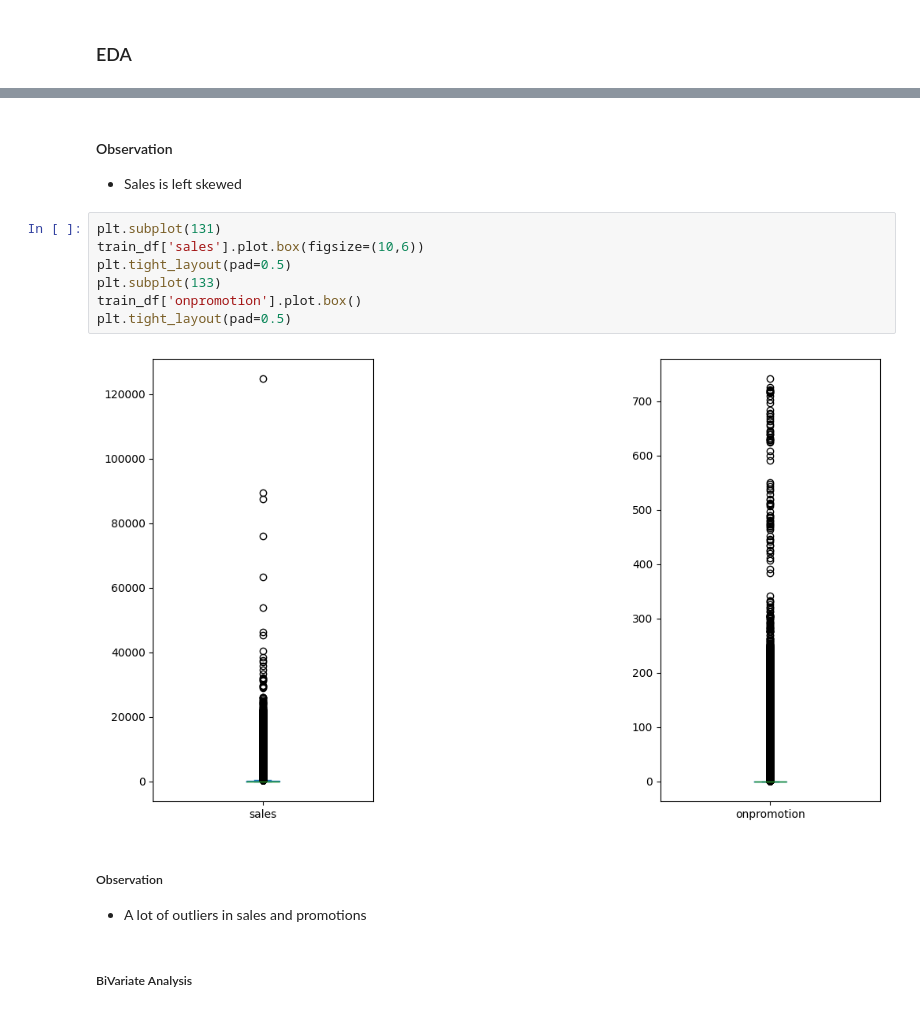
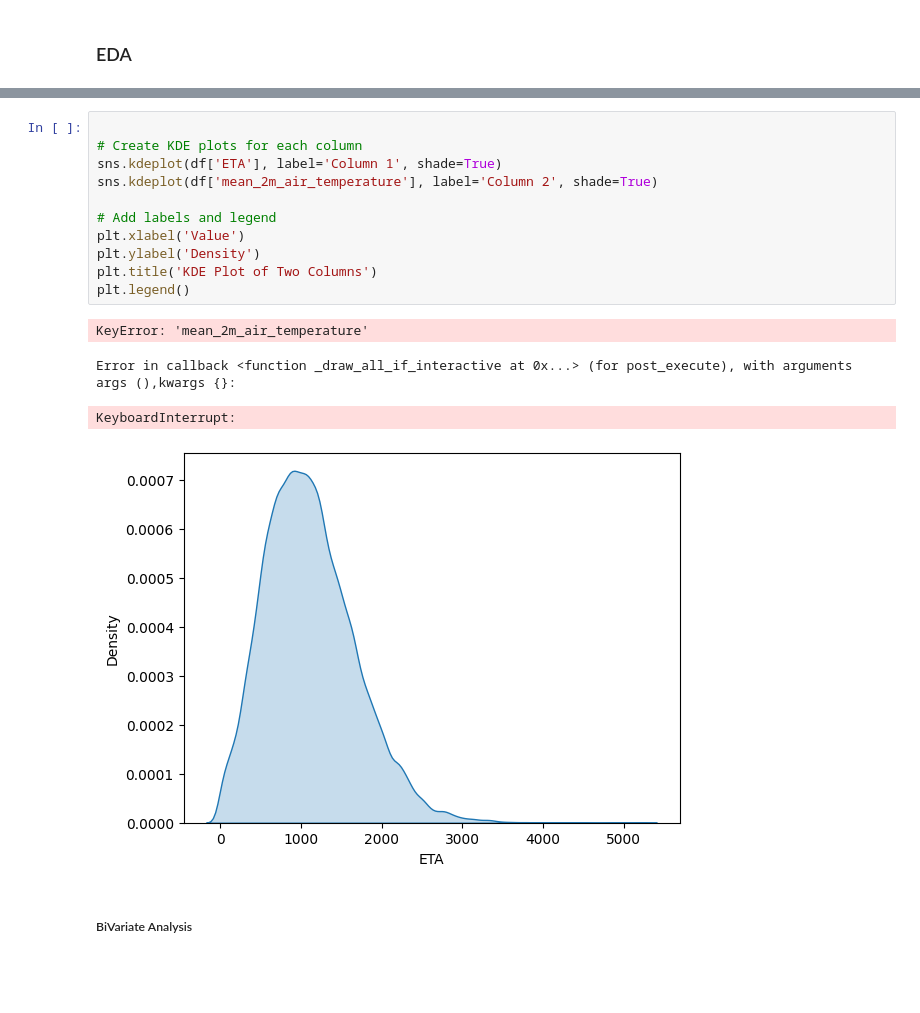
Before and after one commit to kwasichrappah/yassir_eta_prediction, a Jupyter notebook: sales_forecast_copy.ipynb, the cells around one changed output, grey strips where cells are left out. Cells and saved outputs as stored; diff of their text form; blank space fills up the shorter version.

```diff
--- a/sales_forecast_copy.ipynb
+++ b/sales_forecast_copy.ipynb
@@ -324,19 +190,19 @@ sns.kdeplot(train_df['sales'])
-# %% [markdown]
-#### Observation
-- Sales is left skewed
-# %%
-plt.subplot(131)
-train_df['sales'].plot.box(figsize=(10,6))
-plt.tight_layout(pad=0.5)
-plt.subplot(133)
-train_df['onpromotion'].plot.box()
-plt.tight_layout(pad=0.5)
-# %% [output]
-[figure, removed]
-# %% [markdown]
-##### Observation
-
-- A lot of outliers in sales and promotions
+# %%
+
+# Create KDE plots for each column
+sns.kdeplot(df['ETA'], label='Column 1', shade=True)
+sns.kdeplot(df['mean_2m_air_temperature'], label='Column 2', shade=True)
+
+# Add labels and legend
+plt.xlabel('Value')
+plt.ylabel('Density')
+plt.title('KDE Plot of Two Columns')
+plt.legend()
+# %% [output]
+KeyError: 'mean_2m_air_temperature'
+Error in callback <function _draw_all_if_interactive at 0x...> (for post_execute), with arguments args (),kwargs {}:
+KeyboardInterrupt:
+[figure, added]
 # %% [markdown]
 ##### BiVariate Analysis
 # %%
```
Also changed, not shown: parts of 33 cells of this notebook, 1 other file.
